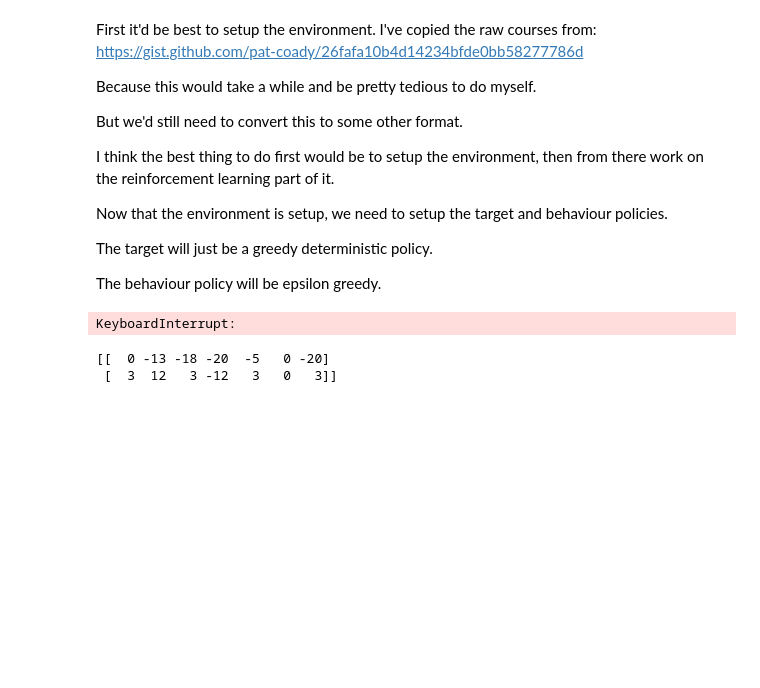
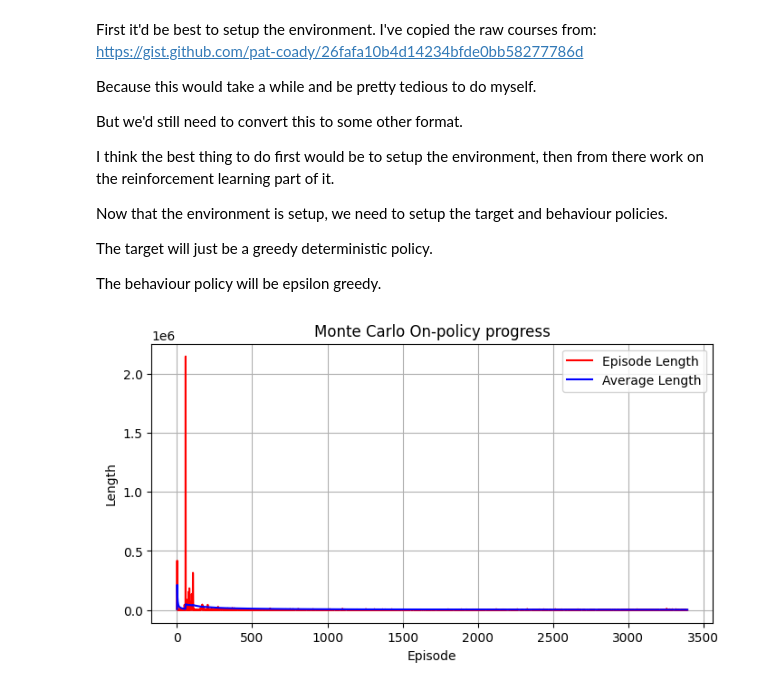
Before and after one commit to josephD-S/sutton-and-barto-RL, a Jupyter notebook: racetrack.ipynb, the cells around one changed output. Cells and saved outputs as stored; diff of their text form; code cells hidden in the pictures; blank space fills up the shorter version.

Commit message:
Added off-policy learning, not sure if it works, need to try with large number of iterations

```diff
--- a/racetrack.ipynb
+++ b/racetrack.ipynb
@@ -249,47 +250,44 @@ import numpy as np
 random.seed(1)
 np.random.seed(1)
 
-
 course = big_course
-
-actions = np.array([(y, x) for y in range(-1, 2) for x in range(-1, 2)])
+actions = np.array([(dy, dx) for dy in range(-1, 2) for dx in range(-1, 2)])
 
 # Define constants
 MAX_VELOCITY = 5
+GAMMA = 1 # Discount rate
+EPSILON = 0.05 # Exploration factor for on-policy
+THETA = 1e-3 # Breaking factor
 
-
-
-# Setup target and behaviour policies
+# Setup behaviour policy
 # Actions here could be represented as an array of size (9) or (3, 3)
 # If it were 9, then the actions are grouped to be (-1, -1), (-1, 0), ..., (1, 1) etc.
 # If it were (3, 3), then there's 3 possible actions for each axis, but I think this would be more annoying to implement
-
-target_q_values = np.zeros((len(course), len(course[0]), MAX_VELOCITY+1, MAX_VELOCITY+1, len(actions))) # len(x), len(y), 6 speeds up and down (0-6), 9 possible actions. If it were state values, we'd just need v = x, y, 5, 5
-target_policy = np.zeros((len(course), len(course[0]), MAX_VELOCITY+1, MAX_VELOCITY+1)) + 4 # Need an array for each state, default value set to (0, 0), no need for 9 actions per state as it's deterministic, so just set it as the index
-c_values = np.zeros(target_q_values.shape) # Need the same shape for our running importance sampling sum
 
 behaviour_policy = np.zeros((len(course), len(course[0]), MAX_VELOCITY+1, MAX_VELOCITY+1, len(actions))) # Begin as equiprobable policy, will be stochastic
 behaviour_q_values = np.zeros(behaviour_policy.shape)
 behaviour_policy_counts = np.zeros(behaviour_policy.shape)
 
 possible_actions = np.zeros((len(course), len(course[0]), MAX_VELOCITY+1, MAX_VELOCITY+1, len(actions))) + 1 # Initially all actions are possible
-possible_actions = mark_possible(possible_actions) # Mark impossible actions
+possible_actions = mark_possible(possible_actions) # Mark impossible actions (impossilbe as per the problem description)
 
 behaviour_policy = init_equipropable_policy(behaviour_policy, possible_actions) # Initialise all possilbe actions with equal possibility
 
-gamma = 0.9
-epsilon = 0.1
-
-race_track = RaceTrack(course, possible_actions)
+race_track = RaceTrack(course)
 
 plt.ion()
 def on_policy_monte_carlo_control(race_track: RaceTrack, policy: np.array, q_values: np.array, counts: np.array,
-                                  gamma: float, epsilon: float, possible_actions: np.array, iterations: int = 100000):
+                                  gamma: float, epsilon: float, possible_actions: np.array, theta,
+                                  max_iterations: int = 100_000) -> np.array:
     episode_length_history = []
-    for i in range(iterations):
+    episode_average_history = []
+
+    for _ in range(max_iterations):
         state_action_trajectory = race_track.generate_episode(policy)
         current_return = 0
         timestep = len(state_action_trajectory)
+        old_policy = policy.copy()
+        old_q = q_values.copy()
 
         for state_action in reversed(state_action_trajectory):
             current_return = gamma * current_return + -1 # Taking advantage of how the reward structure for the problem is
@@ -300,51 +298,42 @@ def on_policy_monte_carlo_control(race_track: RaceTrack, policy: np.array, q_val
             If we want to use first-visit, we'd add this line:
             if state_action not in state_action_trajectory[:timestep]:
 
-            However this makes it MUCH slower, increasing it from O(n) to O(n^2) as we need to check the whole list each time.
-            So every-visit is MUCH faster in practice
+            However this makes it MUCH slower, increasing it from O(n) to O(n^2) as we need to check the whole trajectory for each timestep.
+            So every-visit is MUCH faster in practice as it's O(n)
 
             """
             counts[*state_action] += 1
             q_values[*state_action] += (current_return-q_values[*state_action])/counts[*state_action]
 
             # Get Argmax (vectorised)
             possible_mask = possible_actions[*state_action[:-1]] == 1
             best_a_idx = np.argmax(np.where(possible_mask, q_values[*state_action[:-1]], -np.inf))
 
             possible_actions_sum = np.sum(possible_actions[*state_action[:-1]])
             random_probability = epsilon/possible_actions_sum
 
             # Assign probabilities (vectorised)
             policy[*state_action[:-1]][possible_mask] = random_probability
             policy[*state_action[:-1], best_a_idx] += (1-epsilon)
 
+        if np.all(old_policy == policy) and np.allclose(q_values, old_q, theta): # Breaking condition
+            return policy
+
         episode_length_history.append(len(state_action_trajectory))
+        episode_average_history.append(sum(episode_length_history)/len(episode_length_history))
+
         clear_output(wait=True)
         plt.figure(figsize=(8, 4))
         plt.plot(episode_length_history, label="Episode Length", color="red")
+        plt.plot(episode_average_history, label="Average Length", color="blue")
+
         plt.xlabel("Episode")
         plt.ylabel("Length")
         plt.title("Monte Carlo On-policy progress")
         plt.legend()
         plt.grid(True)
         plt.show()
 
-
-on_policy_monte_carlo_control(race_track, behaviour_policy, behaviour_q_values, behaviour_policy_counts, gamma, epsilon, possible_actions)
+behaviour_policy = on_policy_monte_carlo_control(race_track, behaviour_policy, behaviour_q_values, behaviour_policy_counts, GAMMA, EPSILON, possible_actions, THETA)
 # %% [output]
-KeyboardInterrupt:
+[figure, added]
-# %%
-
-original_arr = np.array([[0, -13, -18, -20, -5, 0, -20],
-                        [1, 12, 14, -12, 0, 0, -1]])
-poss_arr = np.array([[0, 1, 1, 1, 1, 0, 1],
-                    [1, 0, 1, 0, 1, 0, 1]])
-
-mask = poss_arr[1] == 1
-
-original_arr[1][mask] = 3
-
-print(original_arr)
-# %% [output]
-[[  0 -13 -18 -20  -5   0 -20]
- [  3  12   3 -12   3   0   3]]
```
Also changed, not shown: parts of 3 cells of this notebook.
